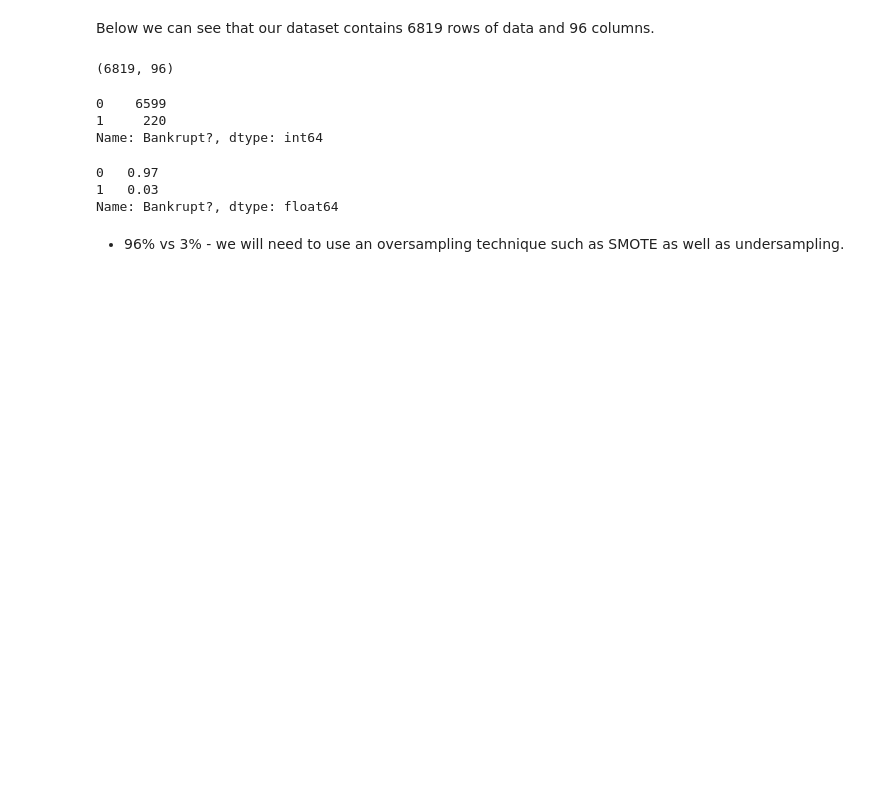
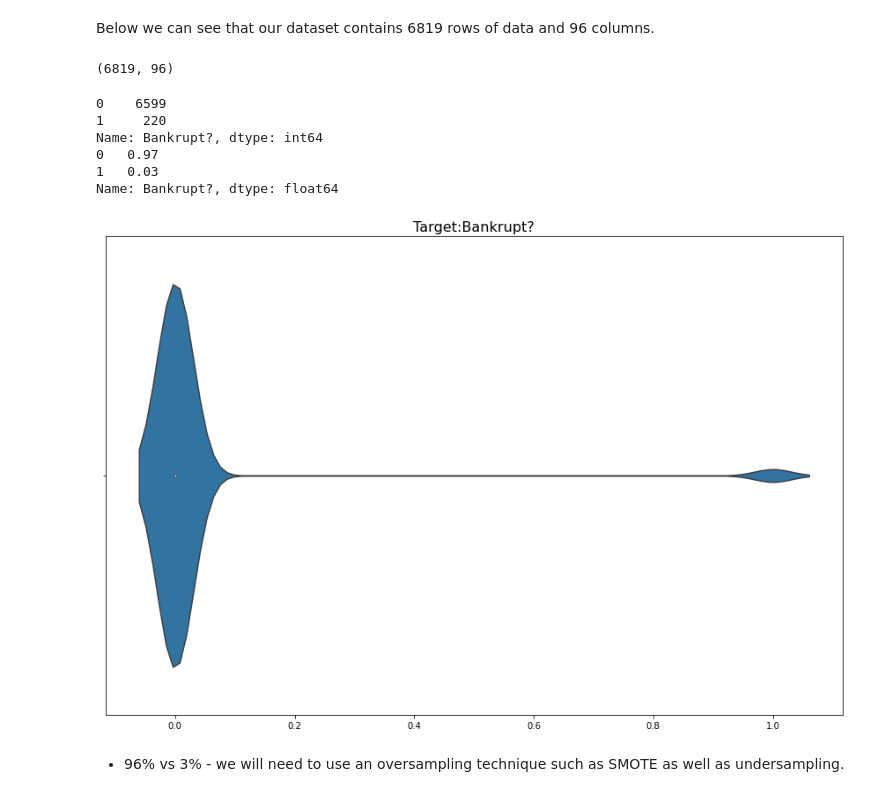
Before and after one commit to erin-vu/Bankruptcy-Prediction-in-Taiwan, a Jupyter notebook: Final Notebook.ipynb, the cells around one changed output. Cells and saved outputs as stored; diff of their text form; code cells hidden in the pictures; blank space fills up the shorter version.

```diff
--- a/main modelling notebook.ipynb
+++ b/Final Notebook.ipynb
@@ -64,18 +65,24 @@ Below we can see that our dataset contains 6819 rows of data and 96 columns.
 df.shape
 # %% [output]
 (6819, 96)
-# %%
-df['Bankrupt?'].value_counts()
-# %% [output]
-0    6599
-1     220
-Name: Bankrupt?, dtype: int64
 # %%
-df['Bankrupt?'].value_counts(normalize=True)
+print(df['Bankrupt?'].value_counts())
+print(df['Bankrupt?'].value_counts(normalize=True))
 # %% [output]
+0    6599
+1     220
+Name: Bankrupt?, dtype: int64
 0   0.97
 1   0.03
 Name: Bankrupt?, dtype: float64
+# %%
+fig, ax = plt.subplots(figsize=(15,10))
+sns.violinplot(x=df['Bankrupt?'])
+ax.set_title('Target:Bankrupt?', fontsize=16)
+ax.set_xlabel('')
+plt.savefig('./images/target_violinplot.jpg', bbox_inches='tight')
+# %% [output]
+[figure, added]
 # %% [markdown]
 - 96% vs 3% - we will need to use an oversampling technique such as SMOTE as well as undersampling.
 # %%
```
Also changed, not shown: parts of 42 cells of this notebook, 7 other files.
